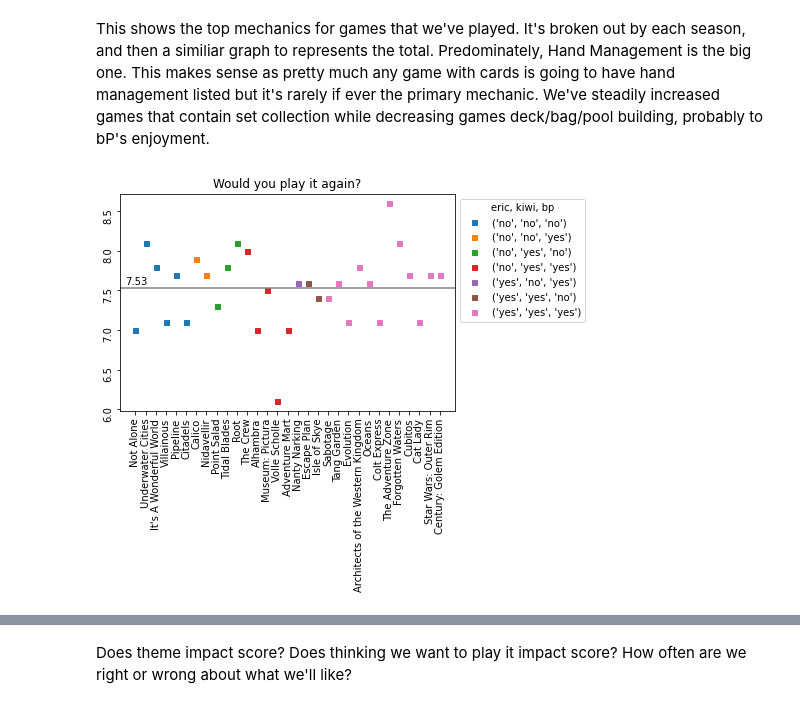
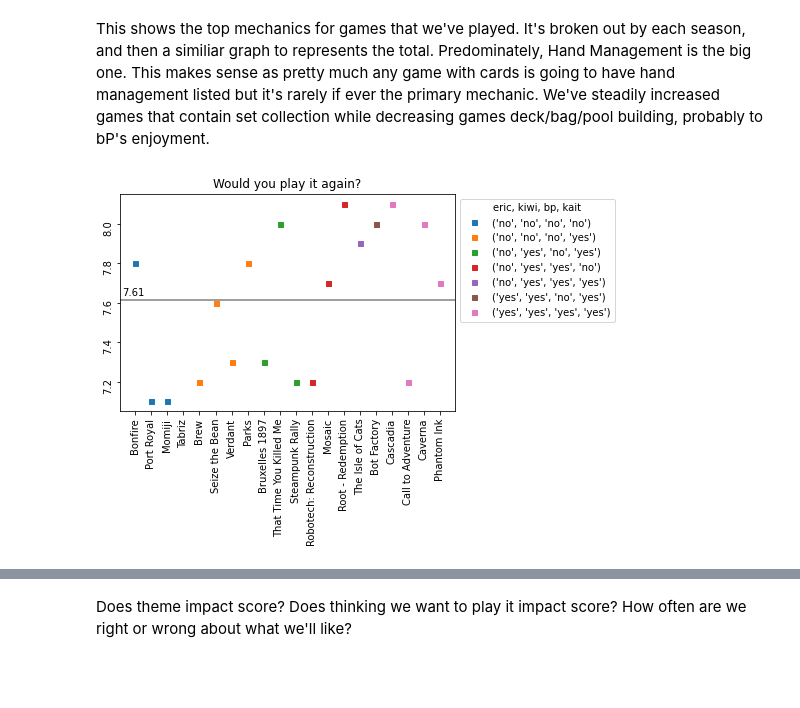
Before and after one commit to PNJaenichen/PNJaenichen.github.io, a Jupyter notebook: projects/firstTurnData/FTDataAnalysis.ipynb, the cells around one changed output, grey strips where cells are left out. Drawn from its saved outputs; the diff is of its cells as text; code cells hidden in the pictures; blank space fills up the shorter version.

Commit message:
end of season data crunch for first turn cast

```diff
--- a/projects/firstTurnData/FTDataAnalysis.ipynb
+++ b/projects/firstTurnData/FTDataAnalysis.ipynb
@@ -158,18 +173,18 @@ build_mech_chart(top_mechanics, 224, 3)
 # %% [markdown]
 This shows the top mechanics for games that we've played. It's broken out by each season, and then a similiar graph to represents the total. Predominately, Hand Management is the big one. This makes sense as pretty much any game with cards is going to have hand management listed but it's rarely if ever the primary mechanic. We've steadily increased games that contain set collection while decreasing games deck/bag/pool building, probably to bP's enjoyment.
 # %%
-season_three = user_data[(user_data['season'] == 3) & (user_data['all_played'] == 'yes')]
-groups = season_three.groupby(by=['eric_play_again', 'kiwi_play_again', 'bp_play_again'])
+season_four = user_data[(user_data['season'] == 4) & (user_data['all_played'] == 'yes')]
+groups = season_four.groupby(by=['eric_play_again', 'kiwi_play_again', 'bp_play_again', 'kait_play_again'])
 for name, group in groups:
   plt.plot(group['game'], group['rating'], marker='s', linestyle='', markersize=5, label=name)
-plt.axhline(season_three['rating'].mean(), -1, len(season_three['game']), color='grey')
+plt.axhline(season_four['rating'].mean(), -1, len(season_four['game']), color='grey')
 plt.tick_params(rotation=90)
-plt.legend(title='eric, kiwi, bp', bbox_to_anchor=(1.0, 1.0), loc='upper left')
+plt.legend(title='eric, kiwi, bp, kait', bbox_to_anchor=(1.0, 1.0), loc='upper left')
 plt.title('Would you play it again?')
-plt.text(-1, np.mean(season_three['rating']) + 0.05, round(np.mean(season_three['rating']), 2))
+plt.text(-0.8, np.mean(season_four['rating']) + 0.02, round(np.mean(season_four['rating']), 2))
 plt.show()
 # %% [output]
-[figure, old version]
+[figure, new version]
 # %%
 def build_delta_complexity(fig, pos, season='all'):
   complex_plot = fig.add_subplot(pos)
```
Also changed, not shown: parts of 19 cells of this notebook.
